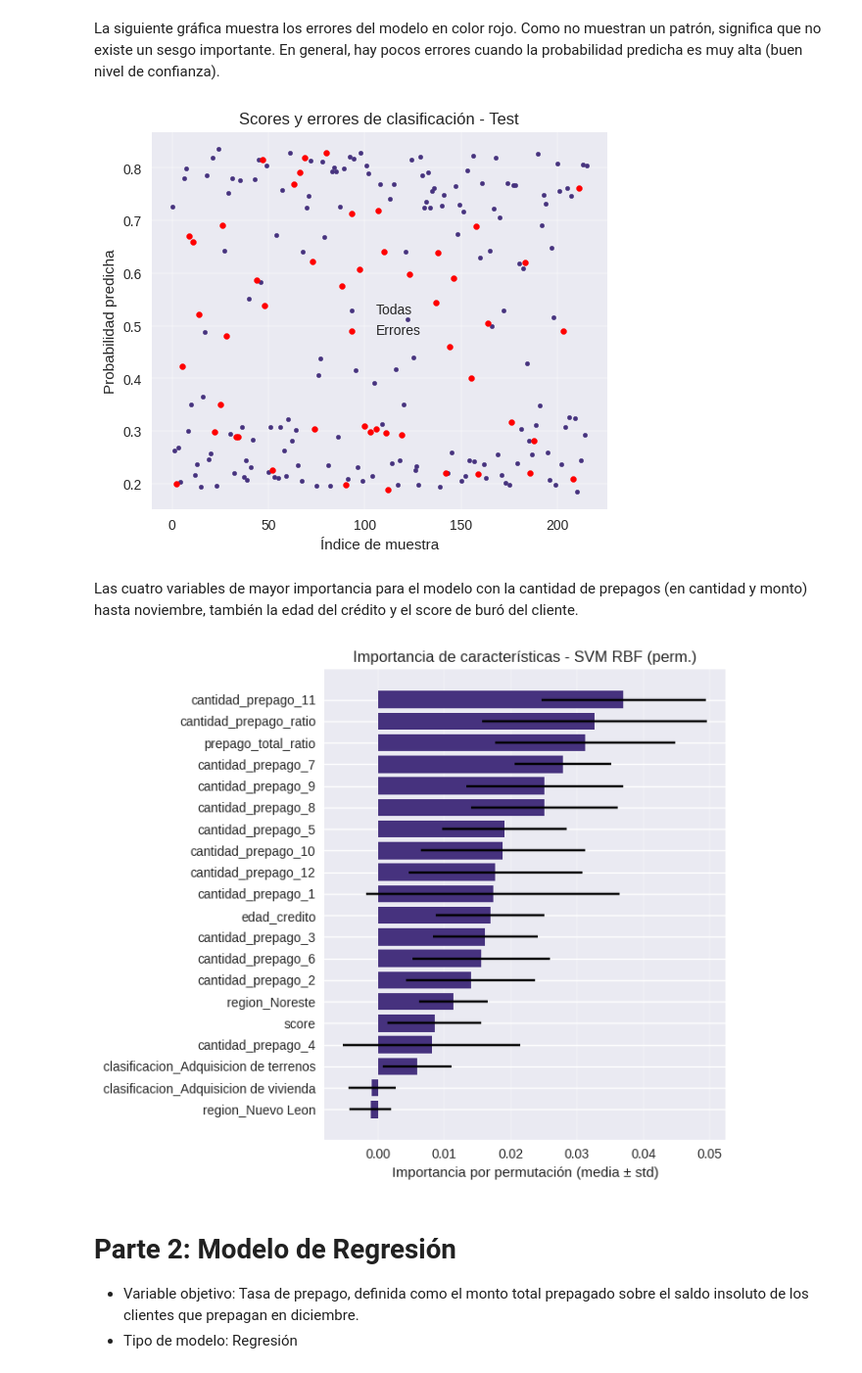
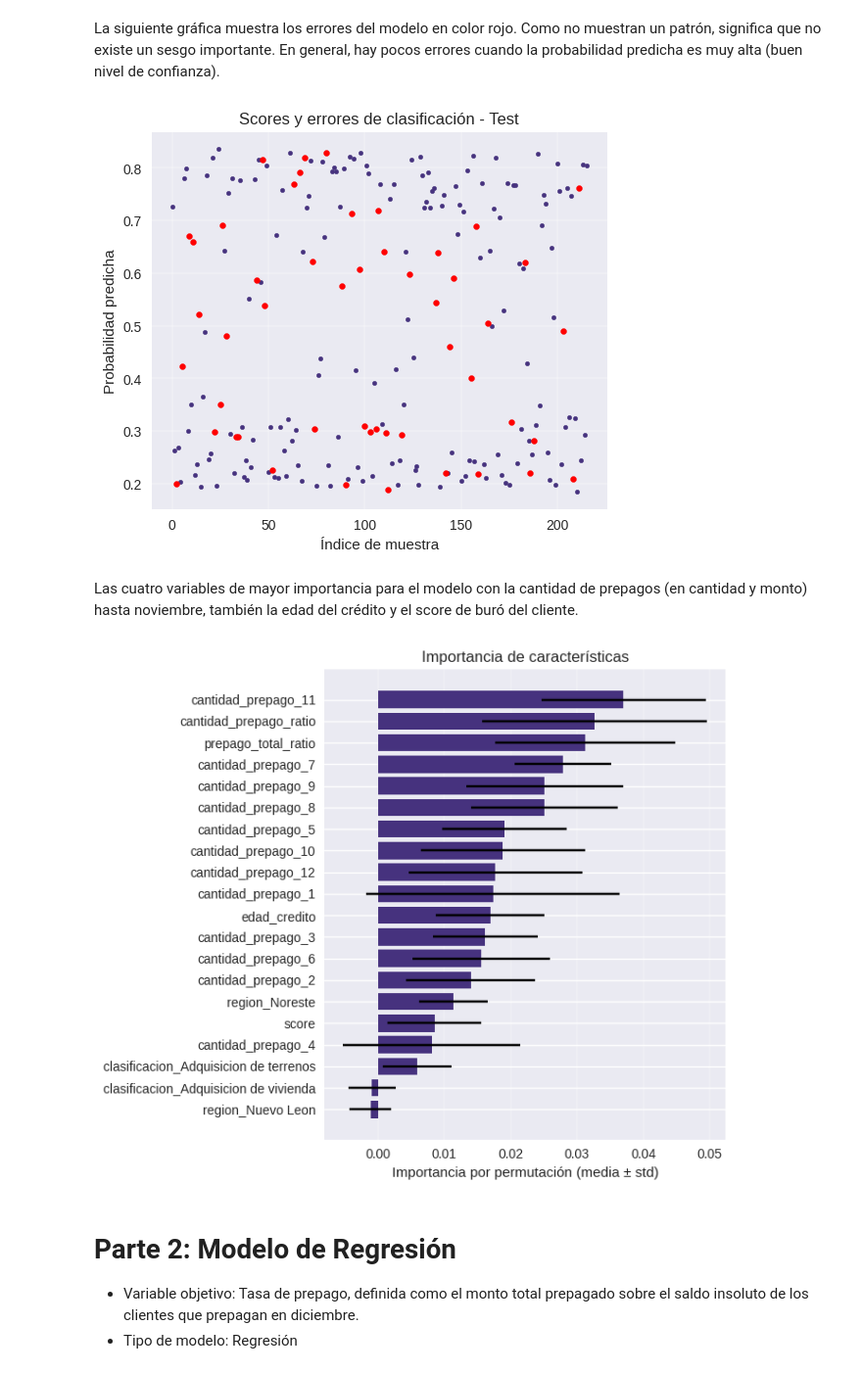
Before and after one commit to anavelaMNA/ProyectoIntegrador, a Jupyter notebook: Avance5_Equipo50.ipynb, the cells around one changed output. Shown at 98% size. Cells and saved outputs as stored; diff of their text form; code cells hidden in the pictures.

```diff
--- a/Avance5_Equipo50.ipynb
+++ b/Avance5_Equipo50.ipynb
@@ -208,0 +184,18 @@ Matriz de Confusión
+# %%
+start_time = time.time()
+model = GradientBoostingClassifier(n_estimators=50, learning_rate=0.05, max_depth=3, min_samples_leaf=5, subsample=0.6, random_state=0)
+model.fit(X_train, y_train)
+
+#y_pred_train = model.predict(X_train)
+#y_pred_test = model.predict(X_test)
+
+y_prob_train = model.predict_proba(X_train)[:, 1]
+y_prob_test = model.predict_proba(X_test)[:, 1]
+
+y_pred_train = (y_prob_train >= 0.4).astype(int)
+y_pred_test = (y_prob_test >= 0.4).astype(int)
+
+metricas_train_XGBoost, metricas_test_XGBoost = metricas(y_pred_train, y_pred_test, y_train, y_test)
+end_time = time.time()
+execution_time_xgboost = end_time - start_time
+print(f"Tiempo de ejecución: {execution_time_xgboost:.2f} segundos")
@@ -209,12 +220,19 @@ Matriz de Confusión
 # %% [markdown]
 #Calibración SVM
 # %%
-model = SVC(kernel='rbf', C=0.5, gamma=0.5)
+start_time = time.time()
+model = SVC(kernel='rbf', C=0.5, gamma=0.5, probability = True)
 model.fit(X_train, y_train)
 
-y_pred_train = model.predict(X_train)
-y_pred_test = model.predict(X_test)
+y_prob_train = model.predict_proba(X_train)[:, 1]
+y_prob_test = model.predict_proba(X_test)[:, 1]
+
+y_pred_train = (y_prob_train >= 0.4).astype(int)
+y_pred_test = (y_prob_test >= 0.4).astype(int)
 
 metricas_train_SVM, metricas_test_SVM = metricas(y_pred_train, y_pred_test, y_train, y_test)
+end_time = time.time()
+execution_time_svm = end_time - start_time
+print(f"Tiempo de ejecución: {execution_time_svm:.2f} segundos")
 # %% [output]
 Métricas Train
@@ -767,36 +791,36 @@ plt.scatter(np.where(errors)[0], y_prob_test[errors], s=18, label='Errores', col
 plt.xlabel('Índice de muestra')
 plt.ylabel('Probabilidad predicha')
 plt.title('Scores y errores de clasificación - Test')
-plt.legend()
+#plt.legend()
 plt.grid(True, linewidth=0.3)
 plt.show()
 # %% [output]
-[figure, old version]
+[figure, new version]
 # %% [markdown]
 Las cuatro variables de mayor importancia para el modelo con la cantidad de prepagos (en cantidad y monto) hasta noviembre, también la edad del crédito y el score de buró del cliente.
 # %%
 #importancia de características
 
 feature_names = X_train.columns
 
 perm = permutation_importance(
     model, X_test, y_test,
     n_repeats=10, random_state=42, n_jobs=-1, scoring='f1'
 )
 imp_mean = perm.importances_mean
 imp_std = perm.importances_std
 
 sorted_idx = np.argsort(imp_mean)
 plt.figure(figsize=(7, max(4, len(feature_names) * 0.25 + 1)))
 plt.barh(range(len(sorted_idx)), imp_mean[sorted_idx], xerr=imp_std[sorted_idx])
 plt.yticks(range(len(sorted_idx)), np.array(feature_names)[sorted_idx])
 plt.xlabel('Importancia por permutación (media ± std)')
-plt.title('Importancia de características - SVM RBF (perm.)')
+plt.title('Importancia de características')
 plt.grid(True, axis='x', linewidth=0.3)
 plt.tight_layout()
 plt.show()
 # %% [output]
-[figure, old version]
+[figure, new version]
 # %% [markdown]
 # Parte 2: Modelo de Regresión
 
```
Also changed, not shown: parts of 36 cells of this notebook.
